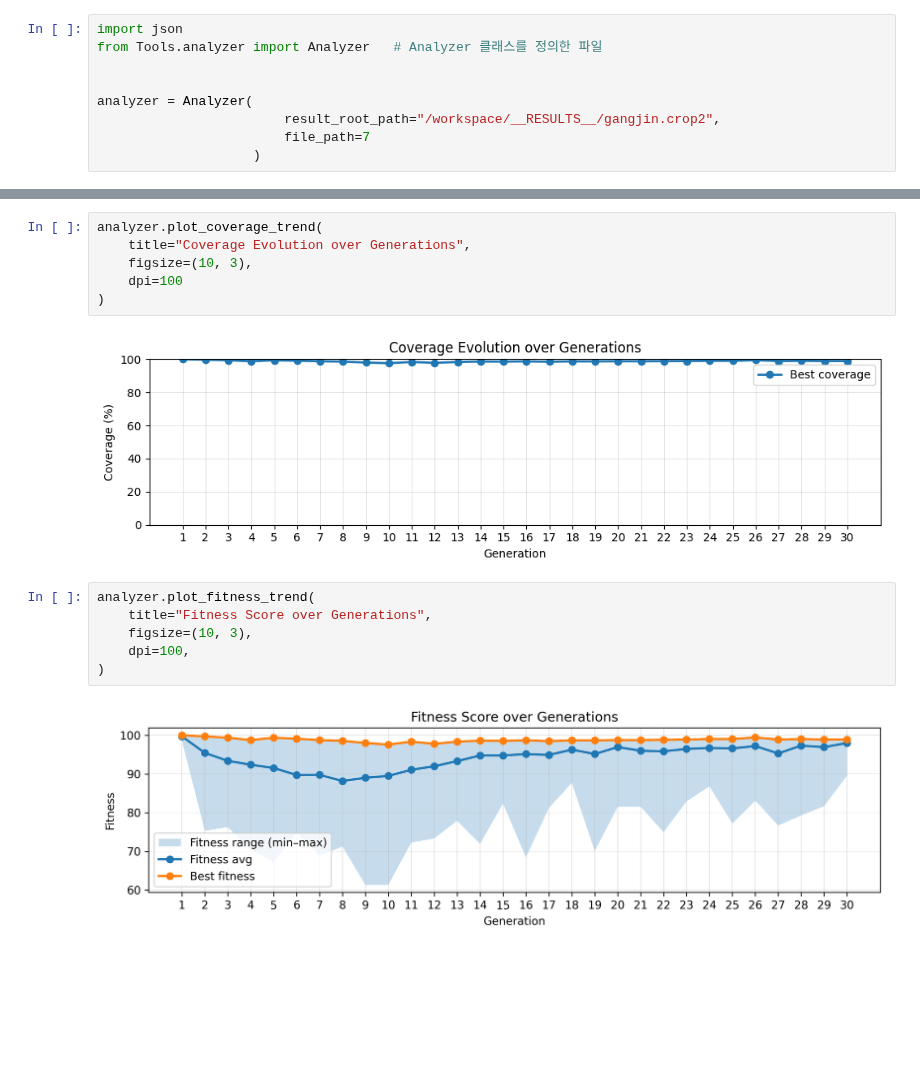
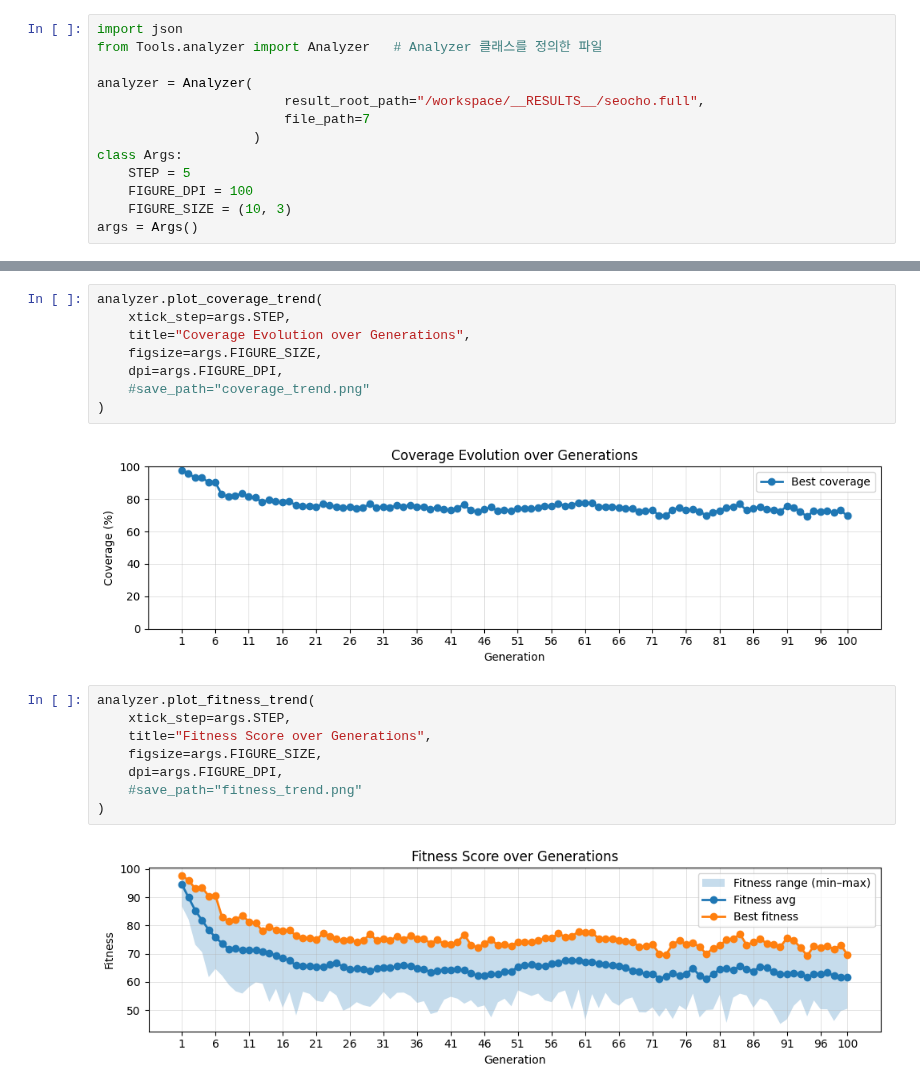
Before and after one commit to yutakseo/SensorDeployment_Optimizer, a Jupyter notebook: analyze_result.ipynb, the cells around one changed output, grey strips where cells are left out. Cells and saved outputs as stored; diff of their text form; blank space fills up the shorter version.

```diff
--- a/analyze_result.ipynb
+++ b/analyze_result.ipynb
@@ -2,10 +2,14 @@
 import json
 from Tools.analyzer import Analyzer   # Analyzer 클래스를 정의한 파일
 
-
 analyzer = Analyzer(
-                        result_root_path="/workspace/__RESULTS__/gangjin.crop2",
+                        result_root_path="/workspace/__RESULTS__/seocho.full",
                         file_path=7
                     )
+class Args:
+    STEP = 5
+    FIGURE_DPI = 100
+    FIGURE_SIZE = (10, 3)
+args = Args()
 # %%
 analyzer.plot_evolution_trend(
@@ -19,16 +25,20 @@ analyzer.plot_evolution_trend(
 # %%
 analyzer.plot_coverage_trend(
+    xtick_step=args.STEP,
     title="Coverage Evolution over Generations",
-    figsize=(10, 3),
-    dpi=100
+    figsize=args.FIGURE_SIZE,
+    dpi=args.FIGURE_DPI,
+    #save_path="coverage_trend.png"
 )
 # %% [output]
-[figure, old version]
+[figure, new version]
 # %%
 analyzer.plot_fitness_trend(
+    xtick_step=args.STEP,
     title="Fitness Score over Generations",
-    figsize=(10, 3),
-    dpi=100,
+    figsize=args.FIGURE_SIZE,
+    dpi=args.FIGURE_DPI,
+    #save_path="fitness_trend.png"
 )
 # %% [output]
-[figure, old version]
+[figure, new version]
```
Also changed, not shown: parts of 1 cell of this notebook, 1 other file.
